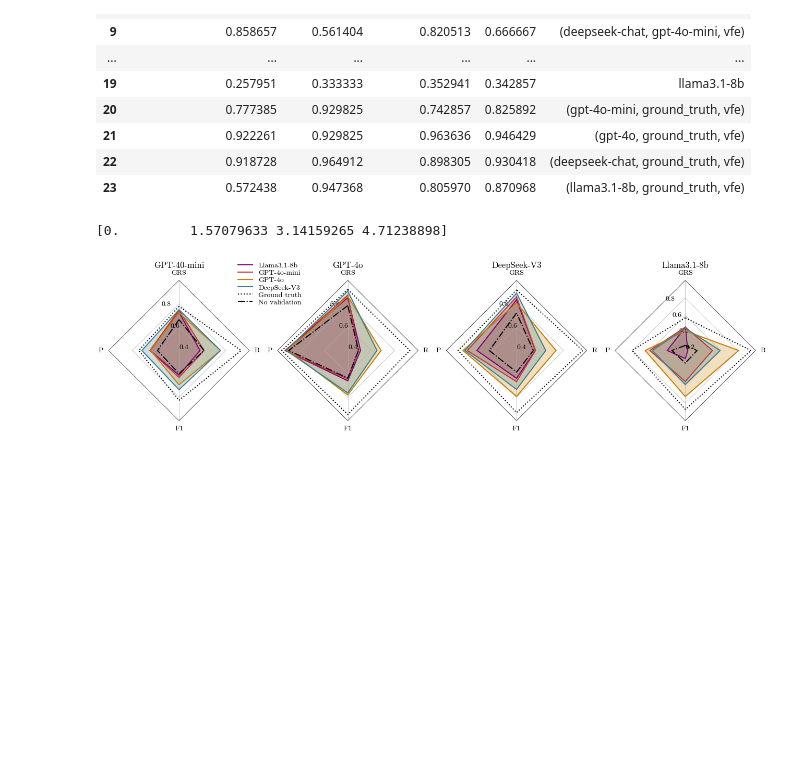
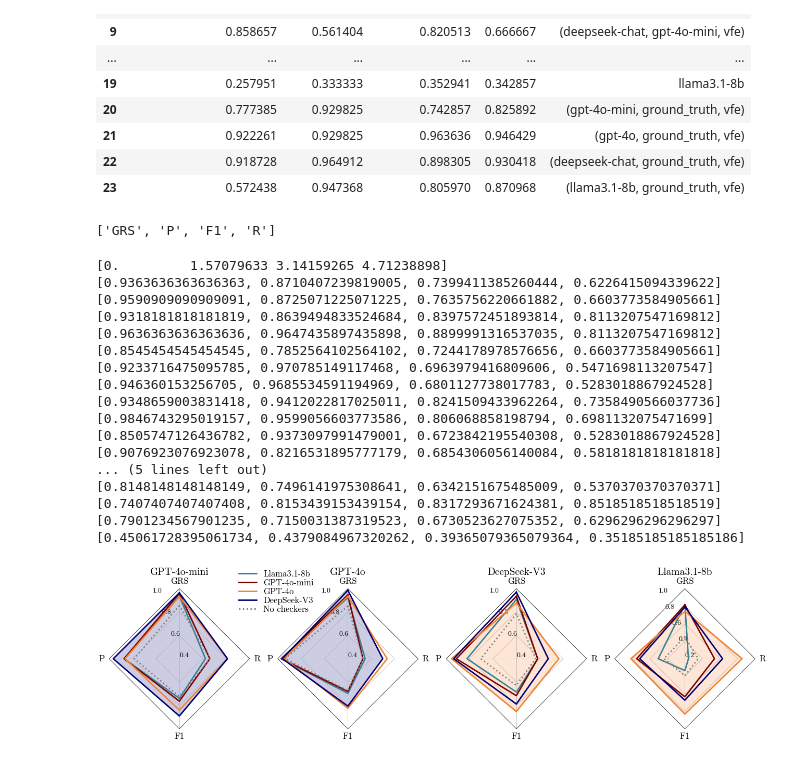
Before and after one commit to 20001LastOrder/ConStrainSolver, a Jupyter notebook: scripts/rq3.ipynb, the cells around one changed output. Drawn from its saved outputs; the diff is of its cells as text; code cells hidden in the pictures; blank space fills up the shorter version.

```diff
--- a/scripts/rq3.ipynb
+++ b/scripts/rq3.ipynb
@@ -174,11 +174,18 @@ def get_result_for_llm(results, llm_name, approach_name, constraint_llm_name: st
             return [result["generation_success_rate"], result["unsat_precision"], result["unsat_f1"], result["unsat_recall"]]
     logger.warning(f"Result for {key} not found")
     return [0, 0, 0, 0]
+# %%
+def get_ratio(data, upper_bounds):
+    results = []
+    for i, d in enumerate(data):
+        value = max(0, d / upper_bounds[i])
+        results.append(value)
+    return results
 # %%
 results = summarized_results.to_dict(orient="records")
 llm_name = {
     "gpt-4o": "GPT-4o",
-    "gpt-4o-mini": "GPT-40-mini",
+    "gpt-4o-mini": "GPT-4o-mini",
     "llama3.1-8b": "Llama3.1-8b",
     "deepseek-chat": "DeepSeek-V3",
 }
@@ -189,14 +196,23 @@ constraint_llms = ["llama3.1-8b", "gpt-4o-mini", "gpt-4o", "deepseek-chat"]
 data = [["GRS", "P", "F1", "R"]]
 for llm in llms:
     llm_data = []
+    upper_bound = get_result_for_llm(results, llm, "vfe", "ground_truth")
     for approach in approaches:
         for constraint_llm in constraint_llms:
             llm_result = get_result_for_llm(results, llm, approach, constraint_llm)
             if llm_result is not None:
+                llm_result = get_ratio(llm_result, upper_bound)
                 llm_data.append(llm_result)
-        llm_data.append(get_result_for_llm(results, llm, "vfe", "ground_truth"))
-    llm_data.append(get_result_for_llm(results, llm, "direct"))
+
+    lower_bound = get_result_for_llm(results, llm, "direct")
+    lower_bound = get_ratio(lower_bound, upper_bound)
+    llm_data.append(lower_bound)
+
     data.append((llm_name[llm], llm_data))
+# %%
+data[0]
+# %% [output]
+['GRS', 'P', 'F1', 'R']
 # %%
 import matplotlib.pyplot as plt
 import scienceplots
@@ -214,40 +230,63 @@ fig, axs = plt.subplots(figsize=(16, 4), nrows=1, ncols=4,
                         subplot_kw=dict(projection='radar'))
 fig.subplots_adjust(wspace=0.2, hspace=0.20, top=0.85, bottom=0.05)
 
-colors = ['#800080', "#c73535",  "#C98003", "#3a8093", 'black', "black"]
+colors = ["#3a8093", "#800000",  "#f58231", '#000075', '#808080', "black"]
+# colors = ["#dcbeff", "#f58231",  "#800000", '#000075', '#a9a9a9', "black"]
+
 #483C46
 linestyles = ['-', '-', '-', '-', ':', '-.']
 
 # "#3a8093", "#fcb944", "#c73535"
 # Plot the four cases from the example data on separate Axes
-for ax, (title, case_data) in zip(axs.flat, data):
+for i, (ax, (title, case_data)) in enumerate(zip(axs.flat, data)):
     ax.set_rgrids([0.2, 0.4, 0.6, 0.8])
-    ax.set_title(title, weight='bold', size='large', position=(0.5, 1.2),
+    ax.set_title(title, weight='bold', size=14, position=(0.5, 1.2),
                     horizontalalignment='center', verticalalignment='center')
     # set axis ticks and labels
 
 
     for idx, (d, color) in enumerate(zip(case_data, colors)):
-        ax.plot(theta, d, color=color, linestyle=linestyles[idx], linewidth=1.5)
-        if idx not in [4, 5]:
-            ax.fill(theta, d, facecolor=color, alpha=0.25, label='_nolegend_')
+        print(d)
+        ax.plot(theta, d, color=color, linestyle=linestyles[idx], linewidth=2)
+        if (i in [0, 1] and idx in [3]) or (i in [2, 3] and idx in [2]):
+            ax.fill(theta, d, facecolor=color, alpha=0.2, label='_nolegend_')
     ax.set_varlabels(spoke_labels)
     # ax.set_yticks([0.5, 1])
+    ax.set
     if title == "Llama3.1-8b":
         ax.set_ylim(0.2, 1)
+        ax.set_yticks([0.2, 0.4, 0.6, 0.8, 1])
     else:
         ax.set_ylim(0.4, 1)
+        ax.set_yticks([0.4, 0.6, 0.8, 1])
 # add legend relative to top-left plot
-labels = ("Llama3.1-8b", "GPT-4o-mini", "GPT-4o", "DeepSeek-V3", 'Ground truth', 'No validation')
+labels = ("Llama3.1-8b", "GPT-4o-mini", "GPT-4o", "DeepSeek-V3", 'No checkers') #, 'Ground truth', 'No validation')
 legend = axs[0].legend(labels, loc=(0.9, .8),
-                            labelspacing=0.1, fontsize='medium')
+                            labelspacing=0.1, fontsize=12)
 
 # fig.text(0.5, 1.7, '5-Factor Solution Profiles Across Four Scenarios',
 #          horizontalalignment='center', color='black', weight='bold',
 #          size='large')
 
 plt.savefig("radar_plot.pdf", bbox_inches='tight')
+plt.gray()
 plt.show()
 # %% [output]
 [0.         1.57079633 3.14159265 4.71238898]
+[0.9363636363636363, 0.8710407239819005, 0.7399411385260444, 0.6226415094339622]
+[0.9590909090909091, 0.8725071225071225, 0.7635756220661882, 0.6603773584905661]
+[0.9318181818181819, 0.8639494833524684, 0.8397572451893814, 0.8113207547169812]
+[0.9636363636363636, 0.9647435897435898, 0.8899991316537035, 0.8113207547169812]
+[0.8545454545454545, 0.7852564102564102, 0.7244178978576656, 0.6603773584905661]
+[0.9233716475095785, 0.970785149117468, 0.6963979416809606, 0.5471698113207547]
+[0.946360153256705, 0.9685534591194969, 0.6801127738017783, 0.5283018867924528]
+[0.9348659003831418, 0.9412022817025011, 0.8241509433962264, 0.7358490566037736]
+[0.9846743295019157, 0.9599056603773586, 0.806068858198794, 0.6981132075471699]
+[0.8505747126436782, 0.9373097991479001, 0.6723842195540308, 0.5283018867924528]
+[0.9076923076923078, 0.8216531895777179, 0.6854306056140084, 0.5818181818181818]
+... (5 lines left out)
+[0.8148148148148149, 0.7496141975308641, 0.6342151675485009, 0.5370370370370371]
+[0.7407407407407408, 0.8153439153439154, 0.8317293671624381, 0.8518518518518519]
+[0.7901234567901235, 0.7150031387319523, 0.6730523627075352, 0.6296296296296297]
+[0.45061728395061734, 0.4379084967320262, 0.39365079365079364, 0.35185185185185186]
-[figure, old version]
+[figure, new version]
```
Also changed, not shown: parts of 2 cells of this notebook, 5 other files.
